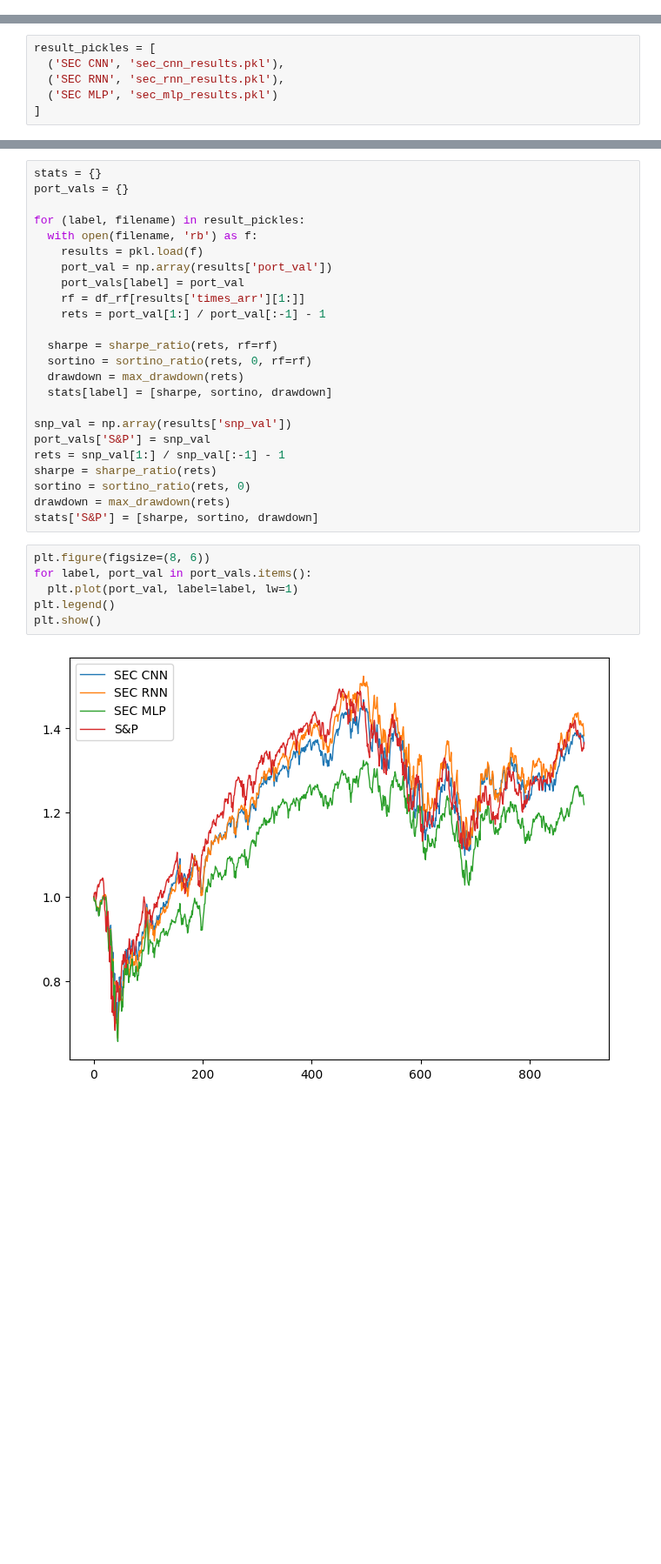
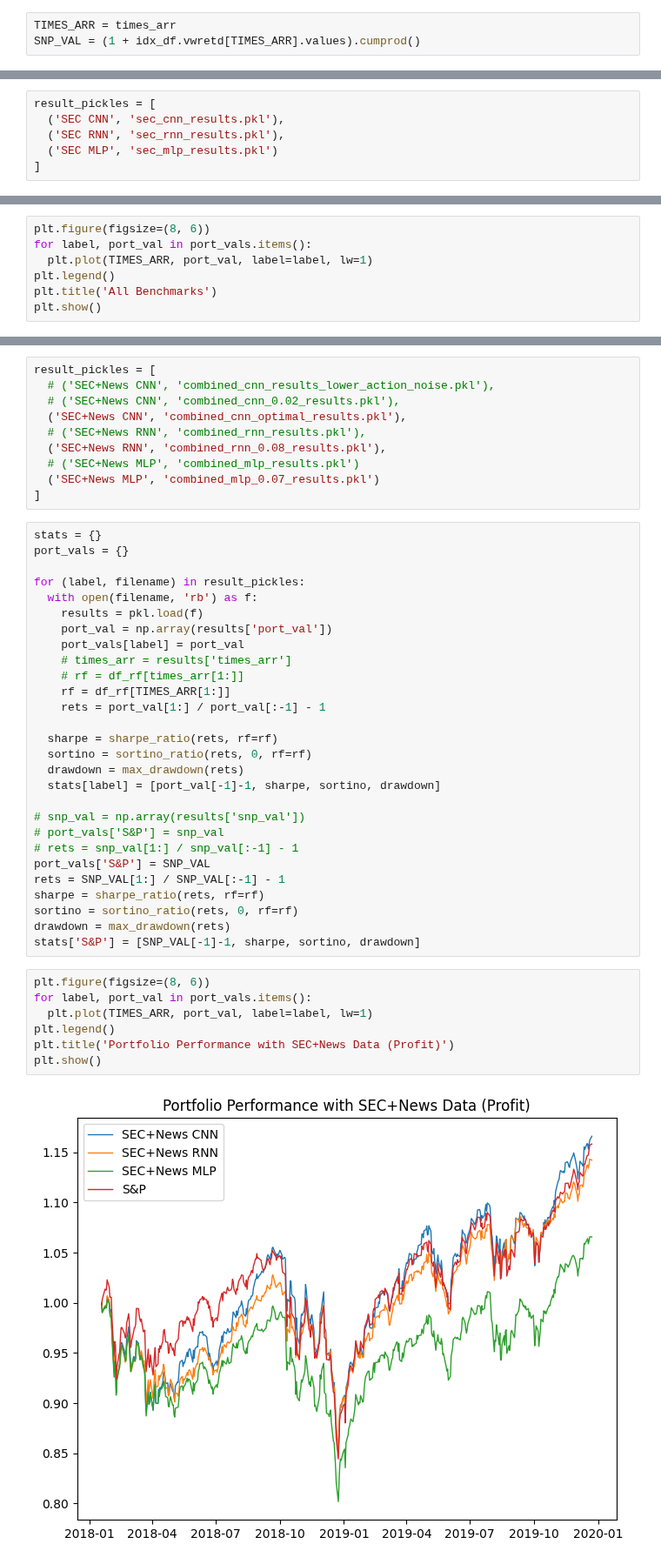
Before and after one commit to bufn403/portfolio-rl, a Jupyter notebook: compute_benchmarks.ipynb, the cells around one changed output, grey strips where cells are left out. Shown at 87% size. Saved outputs shown, nothing was run; the diff lists cells and outputs as text; blank space fills up the shorter version.

Commit message:
benchmark stuff

```diff
--- a/compute_benchmarks.ipynb
+++ b/compute_benchmarks.ipynb
@@ -12,0 +23,3 @@ df_rf = df['RF'].astype(float) / 252
+# %%
+TIMES_ARR = times_arr
+SNP_VAL = (1 + idx_df.vwretd[TIMES_ARR].values).cumprod()
@@ -18,0 +224,7 @@ result_pickles = [
+# %%
+plt.figure(figsize=(8, 6))
+for label, port_val in port_vals.items():
+  plt.plot(TIMES_ARR, port_val, label=label, lw=1)
+plt.legend()
+plt.title('All Benchmarks')
+plt.show()
@@ -19,3 +244,13 @@ result_pickles = [
+# %%
+result_pickles = [
+  # ('SEC+News CNN', 'combined_cnn_results_lower_action_noise.pkl'),
+  # ('SEC+News CNN', 'combined_cnn_0.02_results.pkl'),
+  ('SEC+News CNN', 'combined_cnn_optimal_results.pkl'),
+  # ('SEC+News RNN', 'combined_rnn_results.pkl'),
+  ('SEC+News RNN', 'combined_rnn_0.08_results.pkl'),
+  # ('SEC+News MLP', 'combined_mlp_results.pkl')
+  ('SEC+News MLP', 'combined_mlp_0.07_results.pkl')
+]
 # %%
 stats = {}
 port_vals = {}
@@ -25,27 +260,32 @@ for (label, filename) in result_pickles:
     results = pkl.load(f)
     port_val = np.array(results['port_val'])
     port_vals[label] = port_val
-    rf = df_rf[results['times_arr'][1:]]
+    # times_arr = results['times_arr']
+    # rf = df_rf[times_arr[1:]]
+    rf = df_rf[TIMES_ARR[1:]]
     rets = port_val[1:] / port_val[:-1] - 1
 
   sharpe = sharpe_ratio(rets, rf=rf)
   sortino = sortino_ratio(rets, 0, rf=rf)
   drawdown = max_drawdown(rets)
-  stats[label] = [sharpe, sortino, drawdown]
+  stats[label] = [port_val[-1]-1, sharpe, sortino, drawdown]
 
-snp_val = np.array(results['snp_val'])
-port_vals['S&P'] = snp_val
-rets = snp_val[1:] / snp_val[:-1] - 1
-sharpe = sharpe_ratio(rets)
-sortino = sortino_ratio(rets, 0)
+# snp_val = np.array(results['snp_val'])
+# port_vals['S&P'] = snp_val
+# rets = snp_val[1:] / snp_val[:-1] - 1
+port_vals['S&P'] = SNP_VAL
+rets = SNP_VAL[1:] / SNP_VAL[:-1] - 1
+sharpe = sharpe_ratio(rets, rf=rf)
+sortino = sortino_ratio(rets, 0, rf=rf)
 drawdown = max_drawdown(rets)
-stats['S&P'] = [sharpe, sortino, drawdown]
+stats['S&P'] = [SNP_VAL[-1]-1, sharpe, sortino, drawdown]
 # %%
 plt.figure(figsize=(8, 6))
 for label, port_val in port_vals.items():
-  plt.plot(port_val, label=label, lw=1)
+  plt.plot(TIMES_ARR, port_val, label=label, lw=1)
 plt.legend()
+plt.title('Portfolio Performance with SEC+News Data (Profit)')
 plt.show()
 # %% [output]
-[figure, old version]
+[figure, new version]
 # %%
```
Also changed, not shown: parts of 33 cells of this notebook, 3 other files.
